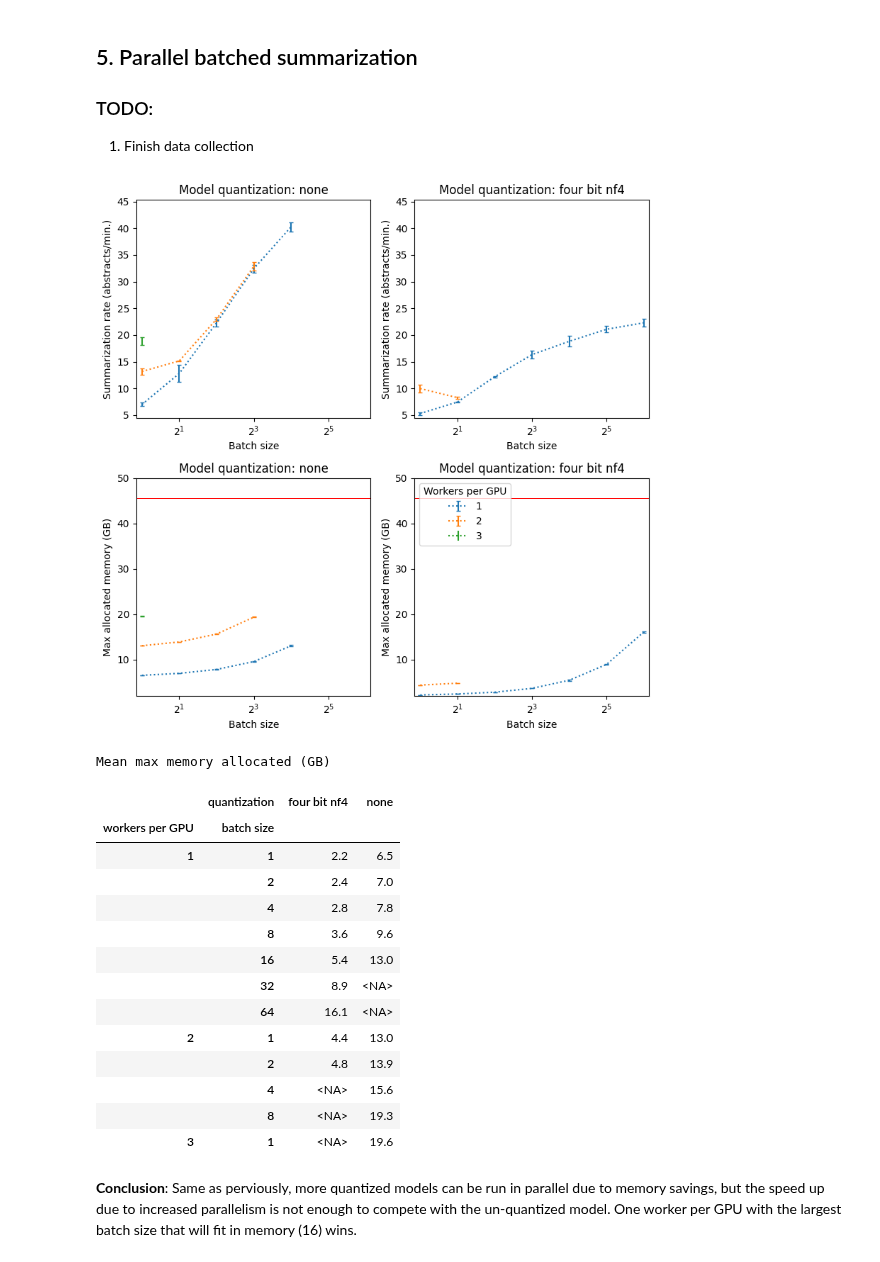
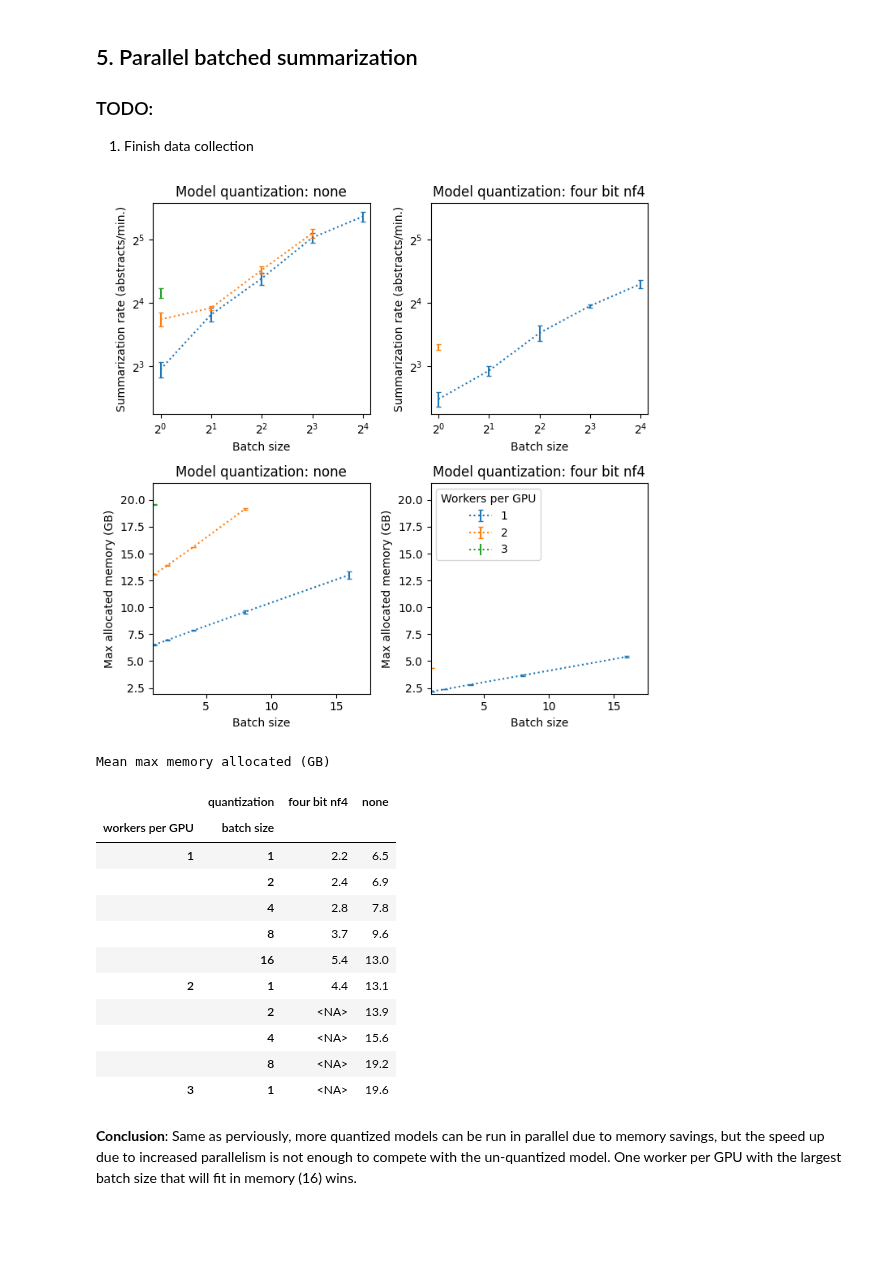
Before and after one commit to gperdrizet/PUBSUM, a Jupyter notebook: pubsum/notebooks/benchmarking_results.ipynb, the cells around one changed output. Cells and saved outputs as stored; diff of their text form; code cells hidden in the pictures; blank space fills up the shorter version.

```diff
--- a/pubsum/notebooks/benchmarking_results.ipynb
+++ b/pubsum/notebooks/benchmarking_results.ipynb
@@ -204,53 +180,51 @@ table
 1. Finish data collection
 # %%
 data, plt = plot_funcs.parallel_batched_summarization_plot(
-    datafile='../benchmarks/parallel_batched_summarization/results.tmp',
+    datafile='../benchmarks/parallel_batched_summarization/results.csv',
     unique_condition_columns=[
         'batch size',
         'quantization',
         'workers per GPU'
     ],
     oom_columns=[
         'summarization time (sec.)',
         'summarization rate (abstracts/sec.)',
         'model memory footprint (bytes)',
         'max memory allocated (bytes)',
     ],
     quantization_method='four bit nf4',
     str_columns=['quantization'],
     int_columns=[
         'model memory footprint (bytes)',
         'max memory allocated (bytes)'
     ],
     float_columns=[
         'summarization time (sec.)',
         'summarization rate (abstracts/sec.)',
     ],
     oom_replacement_val=np.nan
 )
 
 plt.show()
 
 print('Mean max memory allocated (GB)')
 table = data[data['workers per GPU'] <= 3].groupby(['workers per GPU', 'batch size', 'quantization'])['max memory allocated (GB)'].mean().round(1)
 table = table.unstack()
 table
 # %% [output]
-[figure, old version]
+[figure, new version]
 Mean max memory allocated (GB)
 |  | quantization | four bit nf4 | none |
 | workers per GPU | batch size |  |  |
 | 1 | 1 | 2.2 | 6.5 |
-|  | 2 | 2.4 | 7.0 |
+|  | 2 | 2.4 | 6.9 |
 |  | 4 | 2.8 | 7.8 |
-|  | 8 | 3.6 | 9.6 |
+|  | 8 | 3.7 | 9.6 |
 |  | 16 | 5.4 | 13.0 |
-|  | 32 | 8.9 | <NA> |
-|  | 64 | 16.1 | <NA> |
-| 2 | 1 | 4.4 | 13.0 |
-|  | 2 | 4.8 | 13.9 |
+| 2 | 1 | 4.4 | 13.1 |
+|  | 2 | <NA> | 13.9 |
 |  | 4 | <NA> | 15.6 |
-|  | 8 | <NA> | 19.3 |
+|  | 8 | <NA> | 19.2 |
 | 3 | 1 | <NA> | 19.6 |
 # %% [markdown]
 **Conclusion**: Same as perviously, more quantized models can be run in parallel due to memory savings, but the speed up due to increased parallelism is not enough to compete with the un-quantized model. One worker per GPU with the largest batch size that will fit in memory (16) wins.
```
Also changed, not shown: parts of 13 cells of this notebook, 1 other file.
